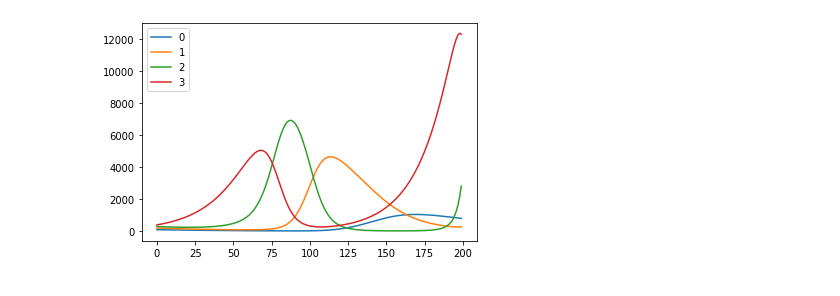
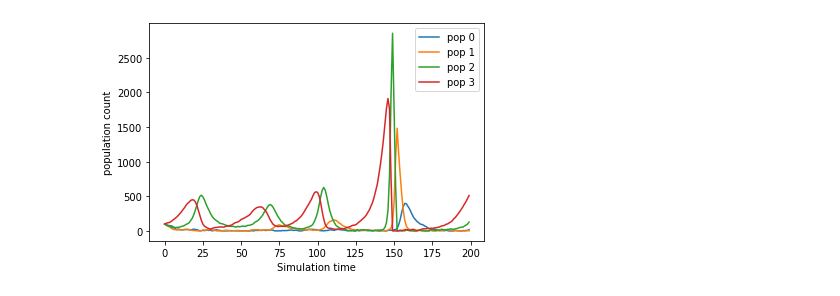
Before and after one commit to LouisRouillard/NF_test_bench, a Jupyter notebook: sbi_lotka_volterra.ipynb, the cells around one changed output. Cells and saved outputs as stored; diff of their text form; code cells hidden in the pictures.

Commit message:
end to end custom prior

```diff
--- a/sbi_lotka_volterra.ipynb
+++ b/sbi_lotka_volterra.ipynb
@@ -10,5 +10,5 @@ from sbi.inference import infer
 N_POP = 4
 N_SIMU = 200
 # %%
-H0 = (torch.arange(N_POP) + 1) * 100
+H0 = torch.ones((N_POP)) * 100
 # %%
@@ -75,10 +90,10 @@ class MyAPrior(torch.distributions.Distribution):
             axis=-1
         )
 # %%
-my_A_prior = MyAPrior(
+my_prior = MyPrior(
     n_pop=N_POP,
-    inner_low=torch.Tensor([9e-2, 4e-5, 3e-2]),
-    inner_high=torch.Tensor([11e-2, 6e-5, 5e-2])
+    inner_low=torch.Tensor([5e-2, 1e-4, 5e-2, 5e-5, 1e-5]),
+    inner_high=torch.Tensor([5e-1, 1e-2, 5e-1, 1e-4, 1e-4])
 )
 # %%
 def f(x, r, A):
@@ -87,8 +102,8 @@ def f(x, r, A):
 
 def simulator(theta):
     sample_shape = theta.shape[:-1]
-    r = torch.Tensor([-c, -c, -c,  a])
-    A = theta.view(sample_shape + (N_POP, N_POP))
+    A = theta[..., :-N_POP].view(sample_shape + (N_POP, N_POP))
+    r = theta[..., -N_POP:]
 
     H = torch.zeros(sample_shape + (N_POP, N_SIMU))
     H[..., 0] = H0.clone()
@@ -102,7 +117,7 @@ def simulator(theta):
     for i in range(1, N_SIMU):
         H[..., i] = torch.maximum(
             torch.Tensor([0]),
-            H[..., i-1] + dt * H[..., i-1] * f(H[..., i-1], r, A) # + noise.sample()
+            H[..., i-1] + dt * H[..., i-1] * f(H[..., i-1], r, A) + noise.sample()
         )
 
     return H
@@ -122,13 +124,15 @@ theta = torch.Tensor(
 # %%
-observations = simulator(theta)
+observations = simulator(my_prior.sample((1,)))
 # %%
 for i in range(N_POP):
     plt.plot(observations[0, i, :])
 
-plt.legend([str(i) for i in range(N_POP)])
+plt.legend([f"pop {i}" for i in range(N_POP)])
+plt.xlabel("Simulation time")
+plt.ylabel("population count")
 plt.show()
 # %% [output]
-[figure, old version]
+[figure, new version]
 # %%
 embedding = nn.Sequential(
     nn.Conv1d(N_POP, 16, kernel_size=5),
```
Also changed, not shown: parts of 7 cells of this notebook.
